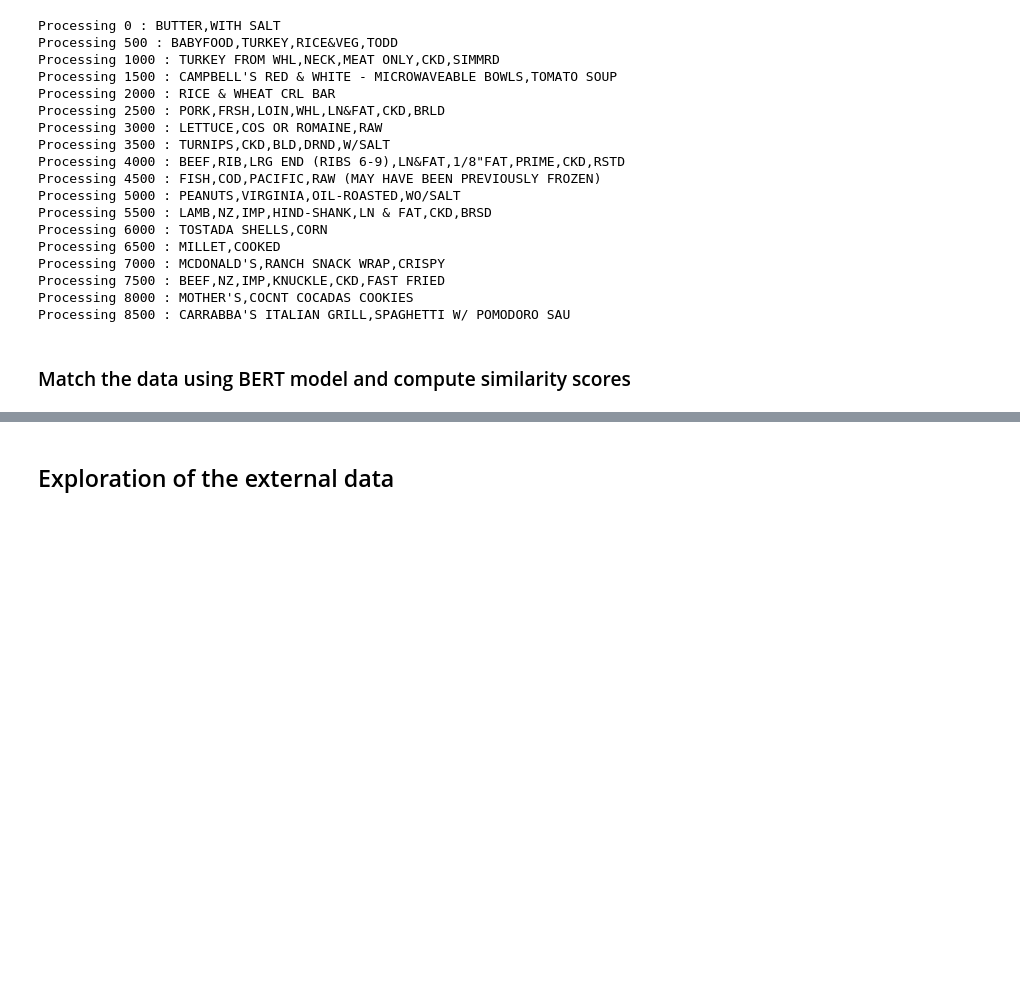
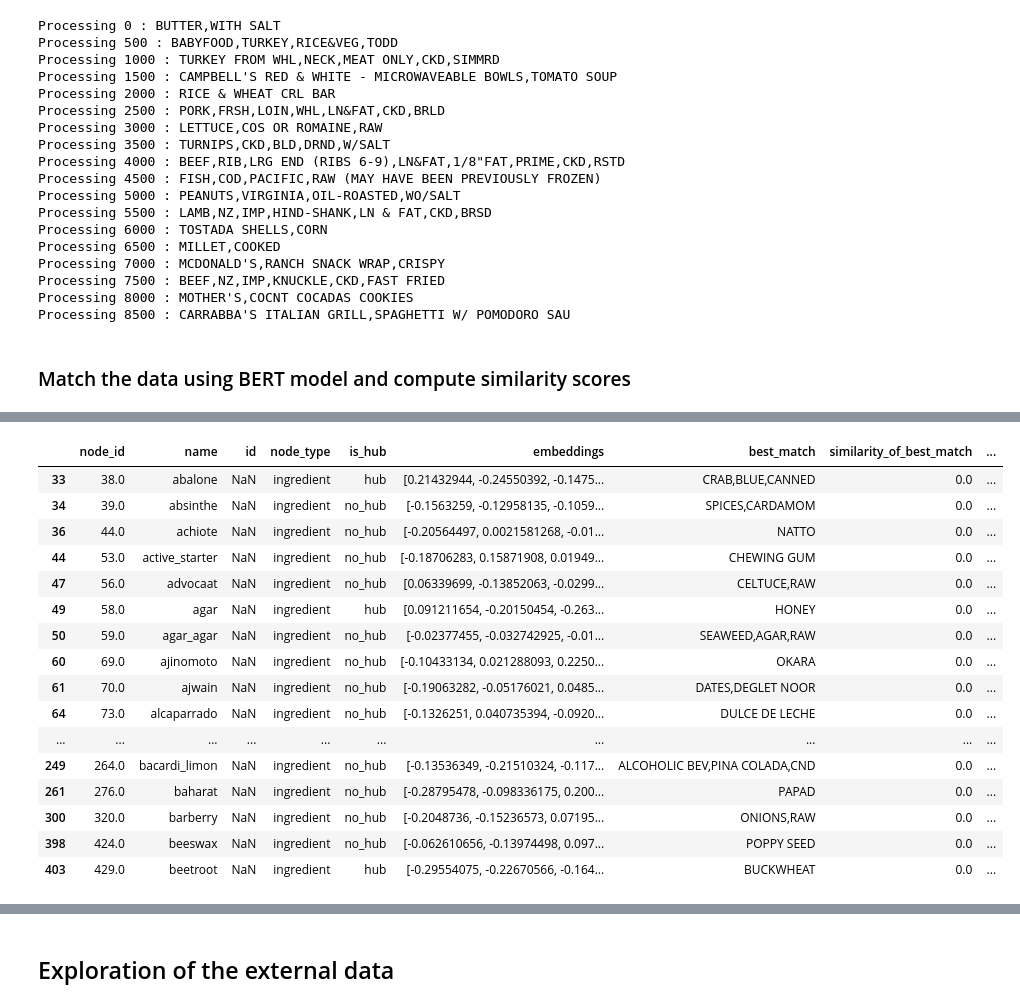
Before and after one commit to ja-nina/DietDupe, a Jupyter notebook: EDA.ipynb, the cells around one changed output, grey strips where cells are left out. Saved outputs shown, nothing was run; the diff lists cells and outputs as text; code cells hidden in the pictures; blank space fills up the shorter version.

```diff
--- a/EDA.ipynb
+++ b/EDA.ipynb
@@ -174,0 +318,20 @@ nodes.head(20)
+# %%
+nodes_f2v[nodes_f2v['similarity_of_best_match'] == 0.0].head(30)
+# %% [output]
+|  | node_id | name | id | node_type | is_hub | embeddings | best_match | similarity_of_best_match | ... |
+| 33 | 38.0 | abalone | NaN | ingredient | hub | [0.21432944, -0.24550392, -0.1475... | CRAB,BLUE,CANNED | 0.0 | ... |
+| 34 | 39.0 | absinthe | NaN | ingredient | no_hub | [-0.1563259, -0.12958135, -0.1059... | SPICES,CARDAMOM | 0.0 | ... |
+| 36 | 44.0 | achiote | NaN | ingredient | no_hub | [-0.20564497, 0.0021581268, -0.01... | NATTO | 0.0 | ... |
+| 44 | 53.0 | active_starter | NaN | ingredient | no_hub | [-0.18706283, 0.15871908, 0.01949... | CHEWING GUM | 0.0 | ... |
+| 47 | 56.0 | advocaat | NaN | ingredient | no_hub | [0.06339699, -0.13852063, -0.0299... | CELTUCE,RAW | 0.0 | ... |
+| 49 | 58.0 | agar | NaN | ingredient | hub | [0.091211654, -0.20150454, -0.263... | HONEY | 0.0 | ... |
+| 50 | 59.0 | agar_agar | NaN | ingredient | no_hub | [-0.02377455, -0.032742925, -0.01... | SEAWEED,AGAR,RAW | 0.0 | ... |
+| 60 | 69.0 | ajinomoto | NaN | ingredient | no_hub | [-0.10433134, 0.021288093, 0.2250... | OKARA | 0.0 | ... |
+| 61 | 70.0 | ajwain | NaN | ingredient | no_hub | [-0.19063282, -0.05176021, 0.0485... | DATES,DEGLET NOOR | 0.0 | ... |
+| 64 | 73.0 | alcaparrado | NaN | ingredient | no_hub | [-0.1326251, 0.040735394, -0.0920... | DULCE DE LECHE | 0.0 | ... |
+| ... | ... | ... | ... | ... | ... | ... | ... | ... | ... |
+| 249 | 264.0 | bacardi_limon | NaN | ingredient | no_hub | [-0.13536349, -0.21510324, -0.117... | ALCOHOLIC BEV,PINA COLADA,CND | 0.0 | ... |
+| 261 | 276.0 | baharat | NaN | ingredient | no_hub | [-0.28795478, -0.098336175, 0.200... | PAPAD | 0.0 | ... |
+| 300 | 320.0 | barberry | NaN | ingredient | no_hub | [-0.2048736, -0.15236573, 0.07195... | ONIONS,RAW | 0.0 | ... |
+| 398 | 424.0 | beeswax | NaN | ingredient | no_hub | [-0.062610656, -0.13974498, 0.097... | POPPY SEED | 0.0 | ... |
+| 403 | 429.0 | beetroot | NaN | ingredient | hub | [-0.29554075, -0.22670566, -0.164... | BUCKWHEAT | 0.0 | ... |
```
Also changed, not shown: parts of 15 cells of this notebook.
